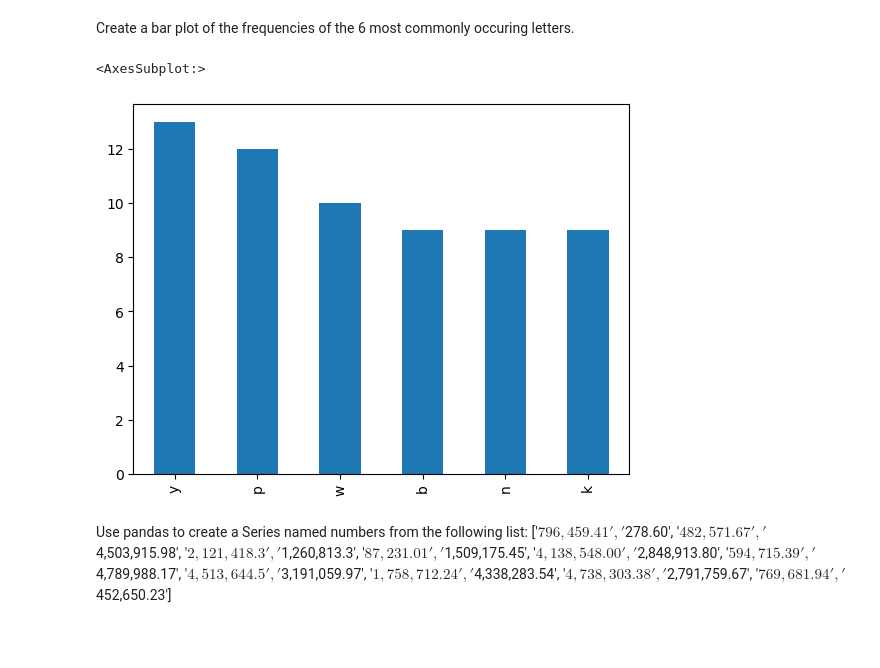
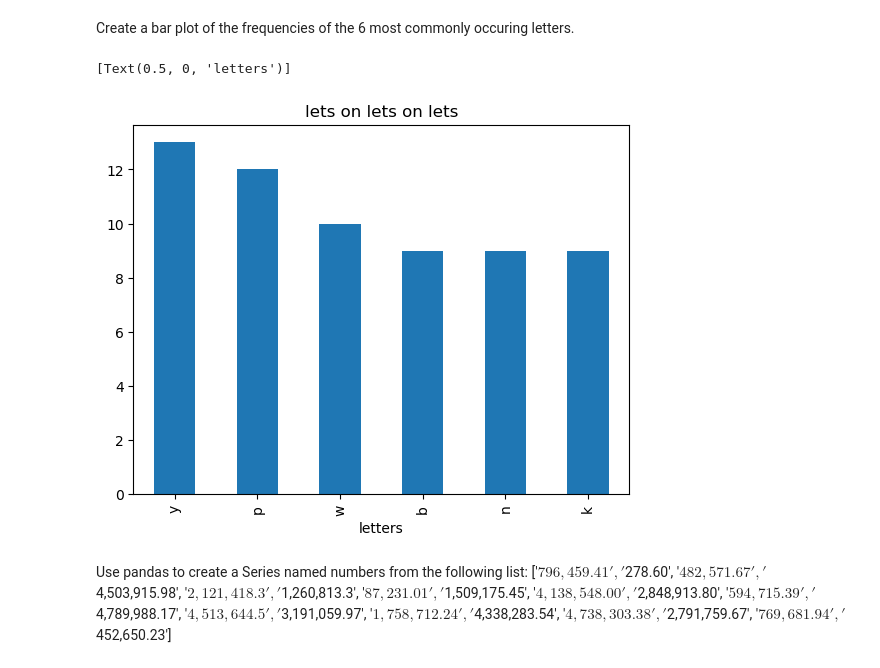
Before and after one commit to aaron-mv-moore/numpy-pandas-visualization-exercises, a Jupyter notebook: pandas_series.ipynb, the cells around one changed output. Cells and saved outputs as stored; diff of their text form; code cells hidden in the pictures; blank space fills up the shorter version.

```diff
--- a/pandas_series.ipynb
+++ b/pandas_series.ipynb
@@ -317,10 +339,10 @@ Length: 200, dtype: object
 # %% [markdown]
 Create a bar plot of the frequencies of the 6 most commonly occuring letters.
 # %%
-letters.value_counts().head(6).plot.bar()
+letters.value_counts().head(6).plot.bar(title='lets on lets on lets').set(xlabel='letters')
 # %% [output]
-<AxesSubplot:>
+[Text(0.5, 0, 'letters')]
-[figure, old version]
+[figure, new version]
 # %% [markdown]
 Use pandas to create a Series named numbers from the following list:
 ['$796,459.41', '$278.60', '$482,571.67', '$4,503,915.98', '$2,121,418.3', '$1,260,813.3', '$87,231.01', '$1,509,175.45', '$4,138,548.00', '$2,848,913.80', '$594,715.39', '$4,789,988.17', '$4,513,644.5', '$3,191,059.97', '$1,758,712.24', '$4,338,283.54', '$4,738,303.38', '$2,791,759.67', '$769,681.94', '$452,650.23']
```
Also changed, not shown: parts of 10 cells of this notebook.
